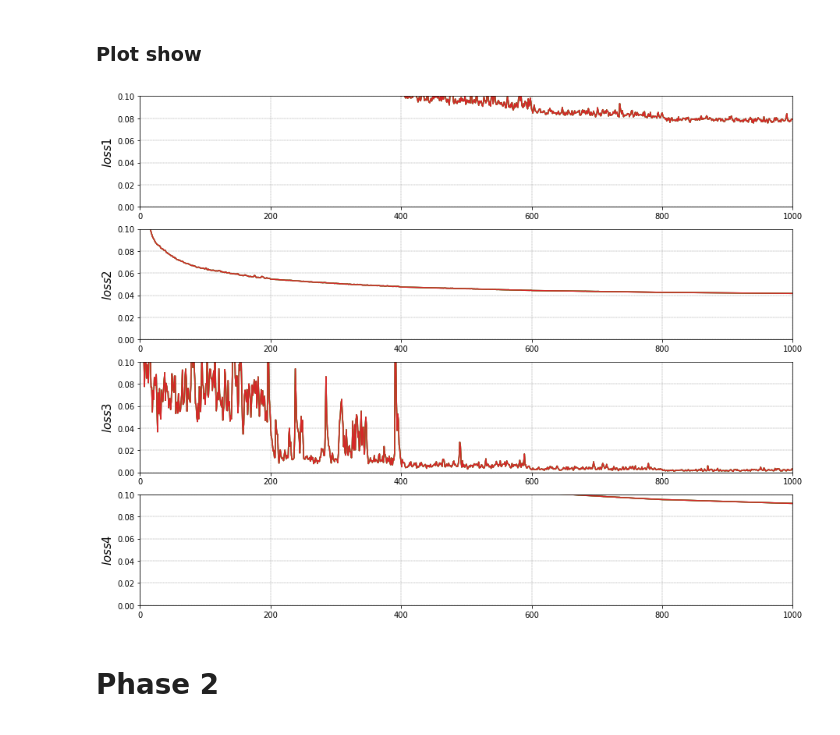
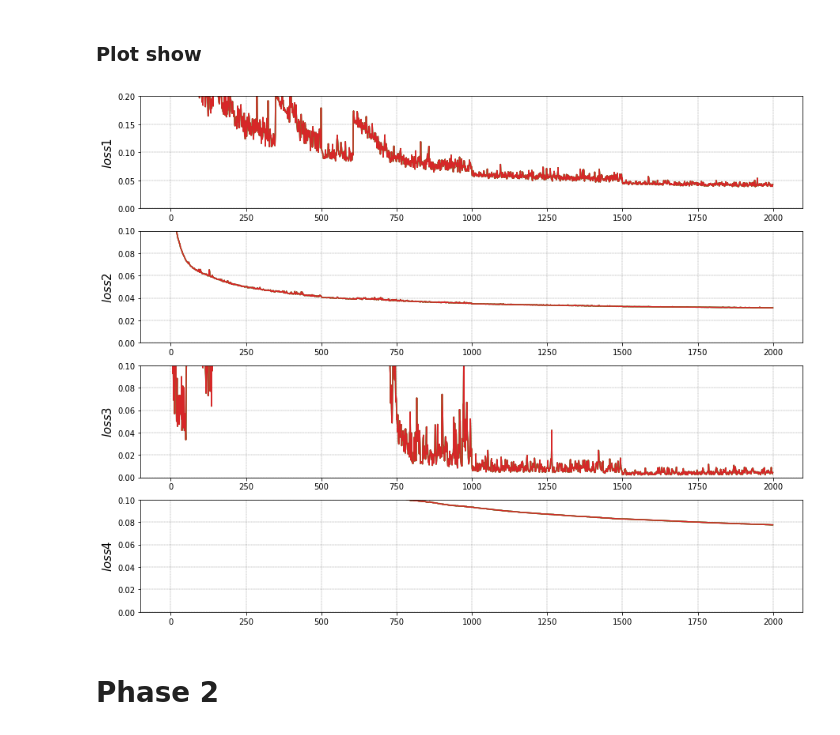
Before and after one commit to AsamaKiseto/Cylinder_Env, a Jupyter notebook: nse/4_nse_test.ipynb, the cells around one changed output. Cells and saved outputs as stored; diff of their text form; code cells hidden in the pictures.

```diff
--- a/nse/4_nse_test.ipynb
+++ b/nse/4_nse_test.ipynb
@@ -370,41 +370,41 @@ param numbers of the model: 465953
 ### Plot show
 # %%
 # load logs
-logs = torch.load('logs/nse_operator_fno_test_logs')
+_, logs = torch.load('logs/operator_lambda1_1_lambda2_0.1_lambda3_0.1_lambda4_0.1_lr_0.001_test')
 loss1, loss2, loss3, loss4 = logs['train_loss_trans'], logs['train_loss_u_t_rec'], logs['train_loss_f_t_rec'], logs['train_loss_trans_latent']
 
 plt.figure(figsize=(15, 12))
 ax1 = plt.subplot2grid((4, 2), (0, 0), colspan=2)
 ax2 = plt.subplot2grid((4, 2), (1, 0), colspan=2)
 ax3 = plt.subplot2grid((4, 2), (2, 0), colspan=2)
 ax4 = plt.subplot2grid((4, 2), (3, 0), colspan=2)
 
 for k in range(4):
     ax1.plot(loss1)
     ax1.grid(True, lw=0.4, ls="--", c=".50")
     ax1.set_ylabel(r"$loss1$", fontsize=15)
-    ax1.set_xlim(0, 1000)
-    ax1.set_ylim(0, 0.1)
+    # ax1.set_xlim(0, 1000)
+    ax1.set_ylim(0, 0.2)
 
     ax2.plot(loss2)
     ax2.grid(True, lw=0.4, ls="--", c=".50")
     ax2.set_ylabel(r"$loss2$", fontsize=15)
-    ax2.set_xlim(0, 1000)
+    # ax2.set_xlim(0, 1000)
     ax2.set_ylim(0, 0.1)
 
     ax3.plot(loss3)
     ax3.grid(True, lw=0.4, ls="--", c=".50")
     ax3.set_ylabel(r"$loss3$", fontsize=15)
-    ax3.set_xlim(0, 1000)
+    # ax3.set_xlim(0, 1000)
     ax3.set_ylim(0, 0.1)
 
     ax4.plot(loss4)
     ax4.grid(True, lw=0.4, ls="--", c=".50")
     ax4.set_ylabel(r"$loss4$", fontsize=15)
-    ax4.set_xlim(0, 1000)
+    # ax4.set_xlim(0, 1000)
     ax4.set_ylim(0, 0.1)
 # %% [output]
-[figure, old version]
+[figure, new version]
 # %% [markdown]
 # Phase 2
 # %% [markdown]
```
Also changed, not shown: 2 other files.
